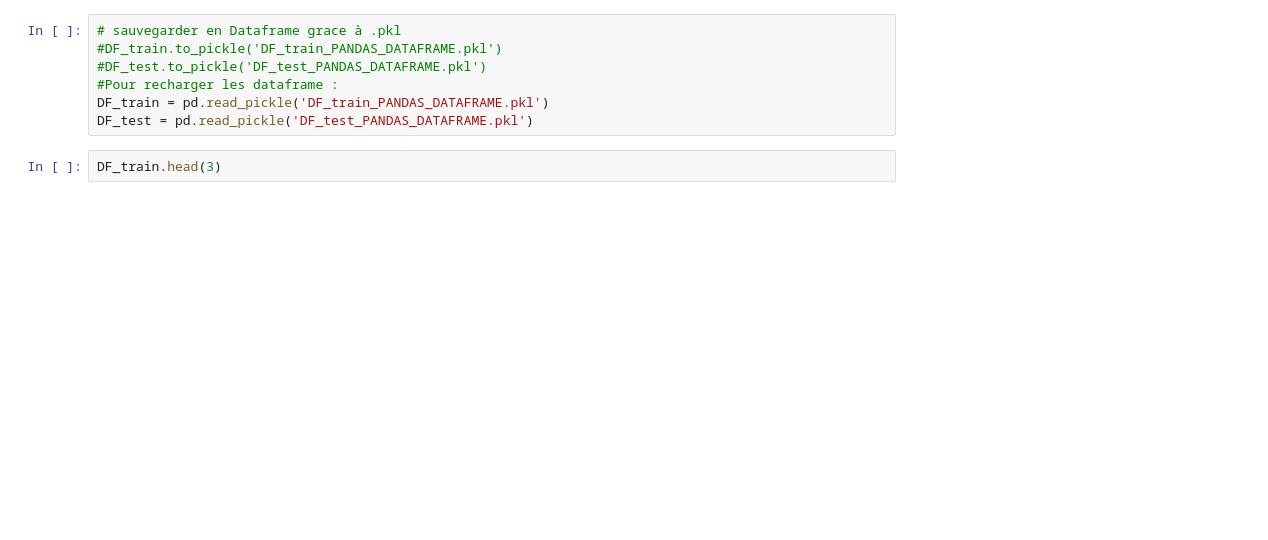
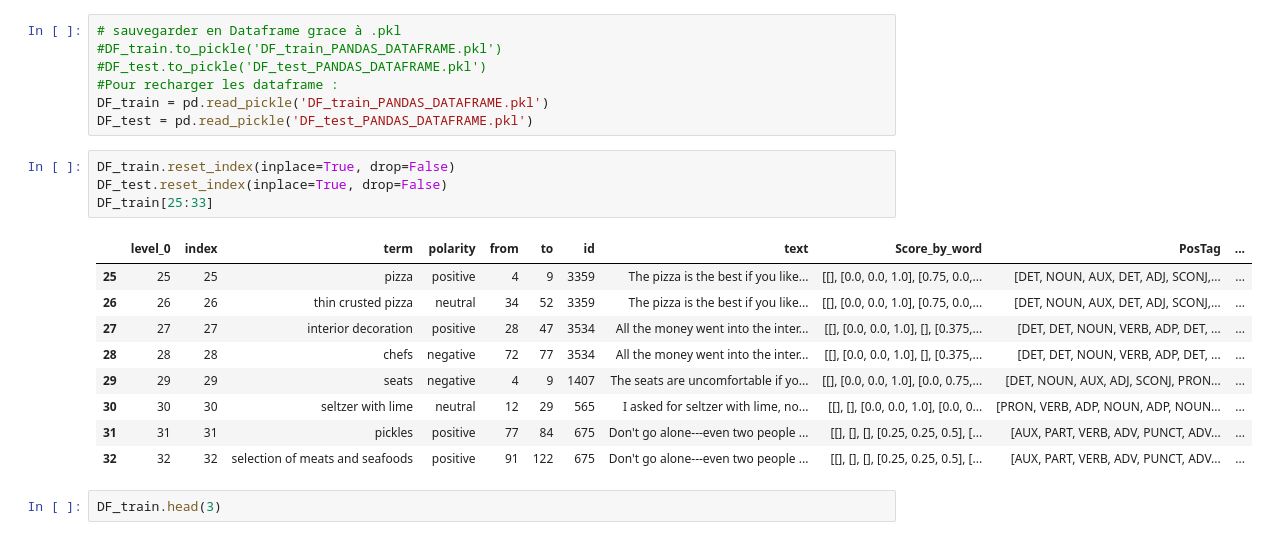
Before and after one commit to LinaBelkarfa/TLN-Analyse-de-sentiments, a Jupyter notebook: Restaurants/TP_SVM_Polarity_Restaurants.ipynb, the cells around one changed output. Saved outputs shown, nothing was run; the diff lists cells and outputs as text; blank space fills up the shorter version.

```diff
--- a/Restaurants/TP_SVM_Polarity_Restaurants.ipynb
+++ b/Restaurants/TP_SVM_Polarity_Restaurants.ipynb
@@ -590,6 +592,20 @@ df_train.head(3)
 #Pour recharger les dataframe :
 DF_train = pd.read_pickle('DF_train_PANDAS_DATAFRAME.pkl')
 DF_test = pd.read_pickle('DF_test_PANDAS_DATAFRAME.pkl')
+# %%
+DF_train.reset_index(inplace=True, drop=False)
+DF_test.reset_index(inplace=True, drop=False)
+DF_train[25:33]
+# %% [output]
+|  | level_0 | index | term | polarity | from | to | id | text | Score_by_word | PosTag | ... |
+| 25 | 25 | 25 | pizza | positive | 4 | 9 | 3359 | The pizza is the best if you like... | [[], [0.0, 0.0, 1.0], [0.75, 0.0,... | [DET, NOUN, AUX, DET, ADJ, SCONJ,... | ... |
+| 26 | 26 | 26 | thin crusted pizza | neutral | 34 | 52 | 3359 | The pizza is the best if you like... | [[], [0.0, 0.0, 1.0], [0.75, 0.0,... | [DET, NOUN, AUX, DET, ADJ, SCONJ,... | ... |
+| 27 | 27 | 27 | interior decoration | positive | 28 | 47 | 3534 | All the money went into the inter... | [[], [0.0, 0.0, 1.0], [], [0.375,... | [DET, DET, NOUN, VERB, ADP, DET, ... | ... |
+| 28 | 28 | 28 | chefs | negative | 72 | 77 | 3534 | All the money went into the inter... | [[], [0.0, 0.0, 1.0], [], [0.375,... | [DET, DET, NOUN, VERB, ADP, DET, ... | ... |
+| 29 | 29 | 29 | seats | negative | 4 | 9 | 1407 | The seats are uncomfortable if yo... | [[], [0.0, 0.0, 1.0], [0.0, 0.75,... | [DET, NOUN, AUX, ADJ, SCONJ, PRON... | ... |
+| 30 | 30 | 30 | seltzer with lime | neutral | 12 | 29 | 565 | I asked for seltzer with lime, no... | [[], [], [0.0, 0.0, 1.0], [0.0, 0... | [PRON, VERB, ADP, NOUN, ADP, NOUN... | ... |
+| 31 | 31 | 31 | pickles | positive | 77 | 84 | 675 | Don't go alone---even two people ... | [[], [], [], [0.25, 0.25, 0.5], [... | [AUX, PART, VERB, ADV, PUNCT, ADV... | ... |
+| 32 | 32 | 32 | selection of meats and seafoods | positive | 91 | 122 | 675 | Don't go alone---even two people ... | [[], [], [], [0.25, 0.25, 0.5], [... | [AUX, PART, VERB, ADV, PUNCT, ADV... | ... |
 # %%
 DF_train.head(3)
 # %% [output]
```
Also changed, not shown: parts of 10 cells of this notebook, 1 other file.
